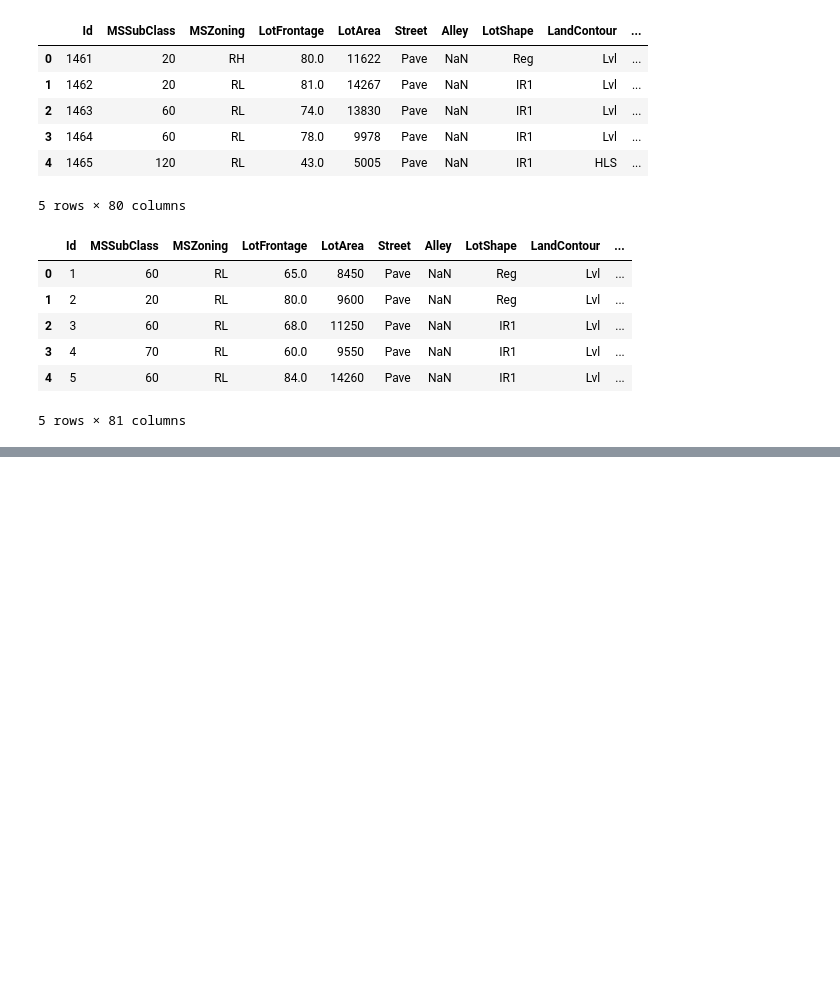
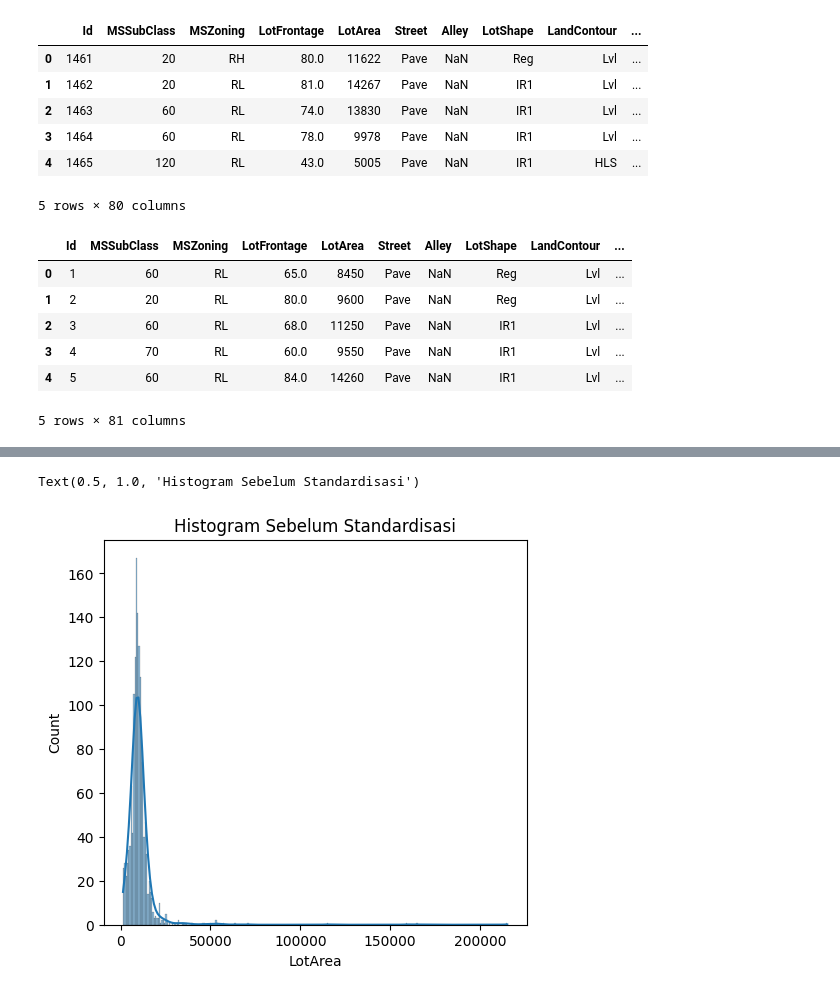
Before and after one commit to Ansellino/learningpython, a Jupyter notebook: Praktek_Machine_Learning/dataLoading1.ipynb, the cells around one changed output, grey strips where cells are left out. Cells and saved outputs as stored; diff of their text form; code cells hidden in the pictures; blank space fills up the shorter version.

```diff
--- a/Praktek_Machine_Learning/dataLoading1.ipynb
+++ b/Praktek_Machine_Learning/dataLoading1.ipynb
@@ -24,0 +66,4 @@ train.head()
+# %%
+# Memeriksa jumlah nilai yang hilang di setiap kolom
+missing_values = train.isnull().sum()
+missing_values[missing_values > 0]
@@ -24,0 +178,9 @@ train.head()
+# %%
+# Histogram Sebelum Standardisasi
+plt.figure(figsize=(12, 5))
+plt.subplot(1, 2, 1)
+sns.histplot(train[numeric_features[3]], kde=True)
+plt.title("Histogram Sebelum Standardisasi")
+# %% [output]
+Text(0.5, 1.0, 'Histogram Sebelum Standardisasi')
+[figure, added]
```
Also changed, not shown: parts of 22 cells of this notebook.
